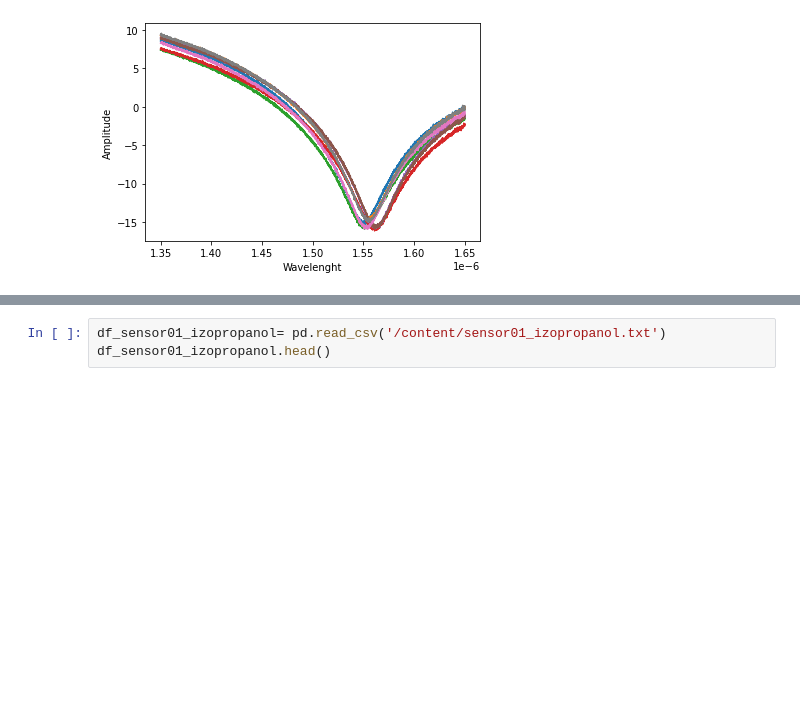
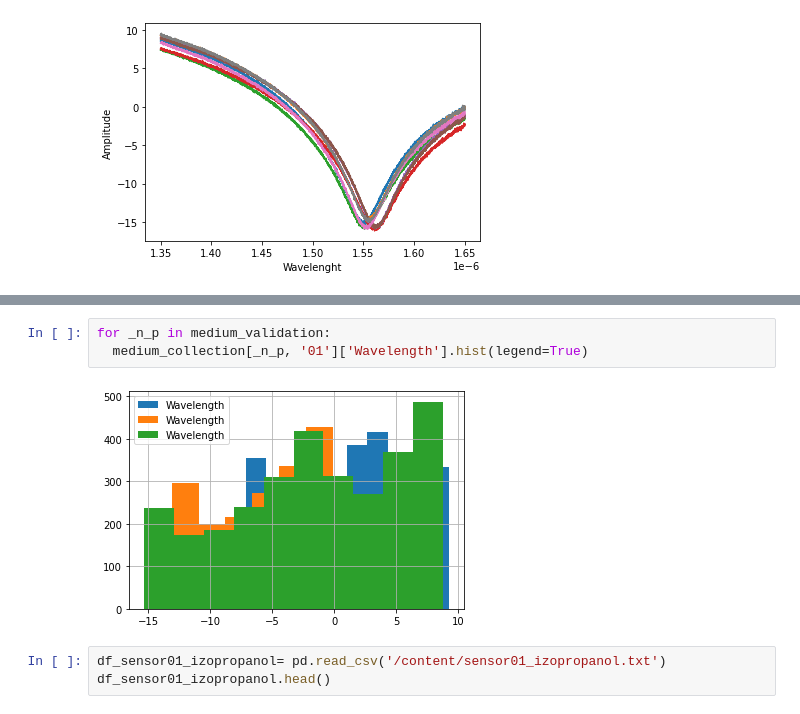
Before and after one commit to hexe007/pro_12, a Jupyter notebook: ind3.ipynb, the cells around one changed output, grey strips where cells are left out. Drawn from its saved outputs; the diff is of its cells as text; blank space fills up the shorter version.

```diff
--- a/ind3.ipynb
+++ b/ind3.ipynb
@@ -99,3 +114,8 @@ for _p_n in ['01', '02', '03', '04', '05', '06', '07', '08']:
+# %%
+for _n_p in medium_validation:
+  medium_collection[_n_p, '01']['Wavelength'].hist(legend=True)
+# %% [output]
+[figure, added]
 # %%
 df_sensor01_izopropanol= pd.read_csv('/content/sensor01_izopropanol.txt')
 df_sensor01_izopropanol.head()
```
Also changed, not shown: parts of 3 cells of this notebook.
